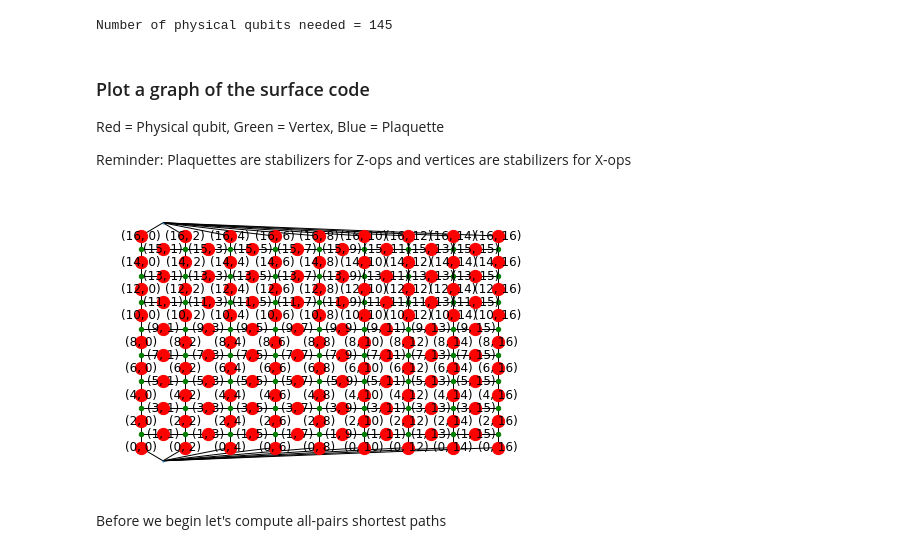
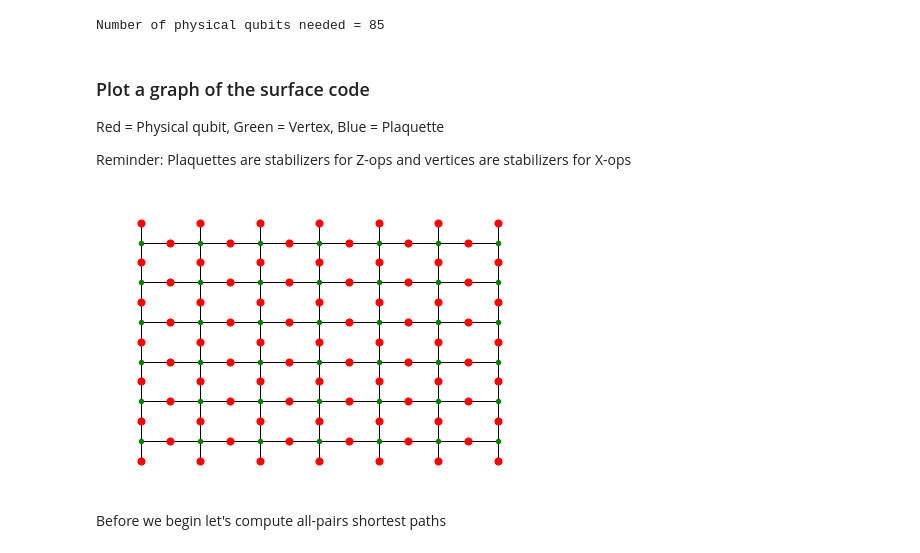
Before and after one commit to Acceleraizer/PHY160fp-topoQEC, a Jupyter notebook: surface.ipynb, the cells around one changed output. Drawn from its saved outputs; the diff is of its cells as text; code cells hidden in the pictures.

Commit message:
visualization changes

```diff
--- a/surface.ipynb
+++ b/surface.ipynb
@@ -8,7 +8,7 @@ import itertools
 import numpy as np
 from numpy.random import uniform
 # %%
-l = 9
+l = 7
 w = 2*l-1
 lattice = nx.Graph()
 lattice.add_nodes_from([(n, m) for n in range(w) for m in range(w) if not (n%2 == 0 and m%2 == 1)])
@@ -17,29 +17,6 @@ vertex_edges = [((2*n+1, m), (2*n+1, (m+1)%w)) for n in range(l-1) for m in rang
                          [((n, 2*m), ((n+1)%w, 2*m)) for n in range(2*l-2) for m in range(l)]
 lattice.add_edges_from(vertex_edges)
 
-# inter-qubit edges only
-# inter_qubit_edges = []
-# for ns in range(0, 2*w, 2):
-#     i = min(ns, w-1)
-#     j = ns-i
-#     while j < w-1 and i > 0:
-#         inter_qubit_edges.append(((i,j),(i-1,j+1)))
-#         i -= 1
-#         j += 1
-# for df in range(-2*(l-1), 2*l, 2):
-#     i = max(0, df)
-#     j = i-df
-#     while j < w-1 and i < w-1:
-#         inter_qubit_edges.append(((i,j), (i+1, j+1)))
-#         i += 1
-#         j += 1
-# lattice.add_edges_from(inter_qubit_edges)
-
-# Nodes/edges to check for loops
-# x_terminals = [(1, -1), (1, 2*l)]
-# lattice.add_nodes_from(x_terminals)
-# x_terminal_edges = [(x_terminals[0], (2*n,1)) for n in range(l)] + [((2*n, 2*l-1), x_terminals[1]) for n in range(l)]
-# lattice.add_edges_from(x_terminal_edges)
 terminals = [(-1,1), (w, 1)]
 lattice.add_nodes_from(terminals)
 terminal_edges = [(terminals[0], (0, 2*n), {"weight" : 1}) for n in range(l)] + [(terminals[1], (w-1, 2*n), {"weight" : 1}) for n in range(l)]
@@ -58,7 +35,7 @@ lattice_vertex = lattice.subgraph(list(vertex_coordinates.keys()))
 num_phys_qubits = len(lattice_qubits.nodes())
 print(f"Number of physical qubits needed = {num_phys_qubits}")
 # %% [output]
-Number of physical qubits needed = 145
+Number of physical qubits needed = 85
 # %% [markdown]
 ### Plot a graph of the surface code
 Red = Physical qubit, Green = Vertex, Blue = Plaquette
@@ -67,12 +44,12 @@ Reminder: Plaquettes are stabilizers for Z-ops and vertices are stabilizers for
 # %%
 pos = {(x,y):(y,x) for x,y in lattice.nodes()}
 # nx.draw(lattice, pos=pos, node_size = 3) edgelist=vertex_edges,
-nx.draw(lattice, pos=pos, node_size = 1)
-nx.draw(lattice_qubits, with_labels=True, pos=pos, node_color = 'r', node_size = 150)
+nx.draw(lattice.subgraph(qubit_coordinates+list(vertex_coordinates.keys())), pos=pos, node_size = 1)
+nx.draw(lattice_qubits, pos=pos, node_color = 'r', node_size = 50)
 nx.draw(lattice_vertex, pos=pos, node_color = 'g', node_size = 20)
 # nx.draw(lattice_plaquette, pos=pos, node_color = 'b', node_size = 10)
 # %% [output]
-[figure, old version]
+[figure, new version]
 # %% [markdown]
 Before we begin let's compute all-pairs shortest paths
 # %%
```
Also changed, not shown: parts of 11 cells of this notebook.
